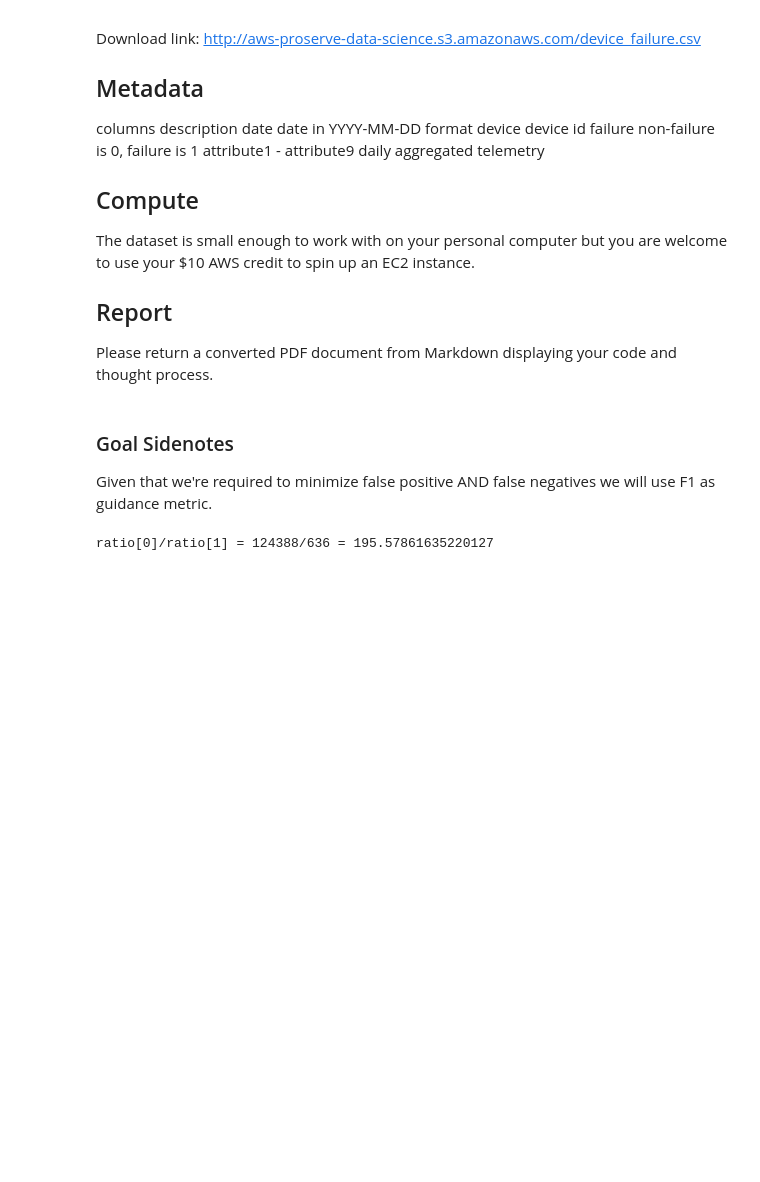
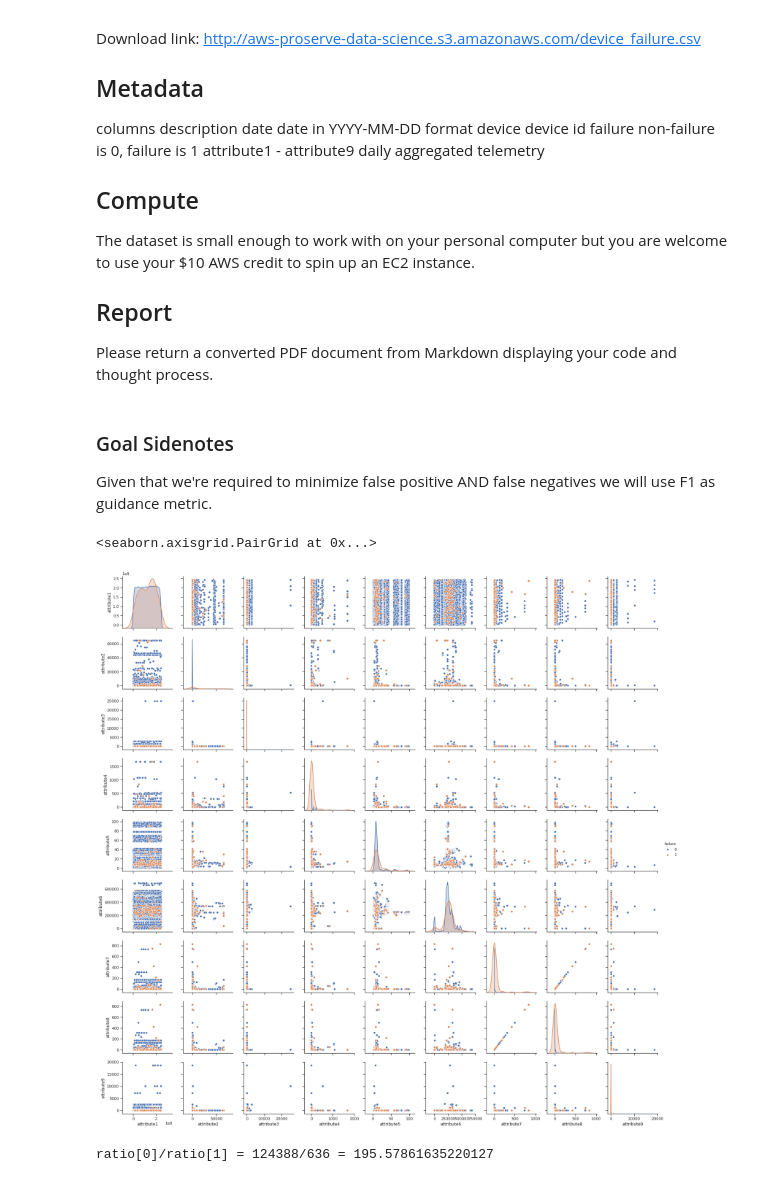
Before and after one commit to marcossilva/unbalanced_dataset_analysis, a Jupyter notebook: Untitled.ipynb, the cells around one changed output. Saved outputs shown, nothing was run; the diff lists cells and outputs as text; code cells hidden in the pictures; blank space fills up the shorter version.

```diff
--- a/Untitled.ipynb
+++ b/Untitled.ipynb
@@ -34,6 +34,16 @@ Given that we're required to minimize false positive AND false negatives we will
 # %%
 import pandas as pd
 df = pd.read_csv('device_failure_worksample.csv')
+# %%
+import seaborn as sns
+sns.set(style="ticks")
+
+sns.pairplot(df.loc[:, ["attribute1","attribute2","attribute3","attribute4","attribute5","attribute6","attribute7","attribute8","attribute9", "failure"]],
+             hue="failure",x_vars = ["attribute1","attribute2","attribute3","attribute4","attribute5","attribute6","attribute7","attribute8","attribute9"],
+            y_vars=["attribute1","attribute2","attribute3","attribute4","attribute5","attribute6","attribute7","attribute8","attribute9"])
+# %% [output]
+<seaborn.axisgrid.PairGrid at 0x...>
+[figure, added]
 # %%
 from sklearn.preprocessing import MinMaxScaler, MaxAbsScaler, FunctionTransformer, StandardScaler
 import numpy as np
```
Also changed, not shown: parts of 20 cells of this notebook.
